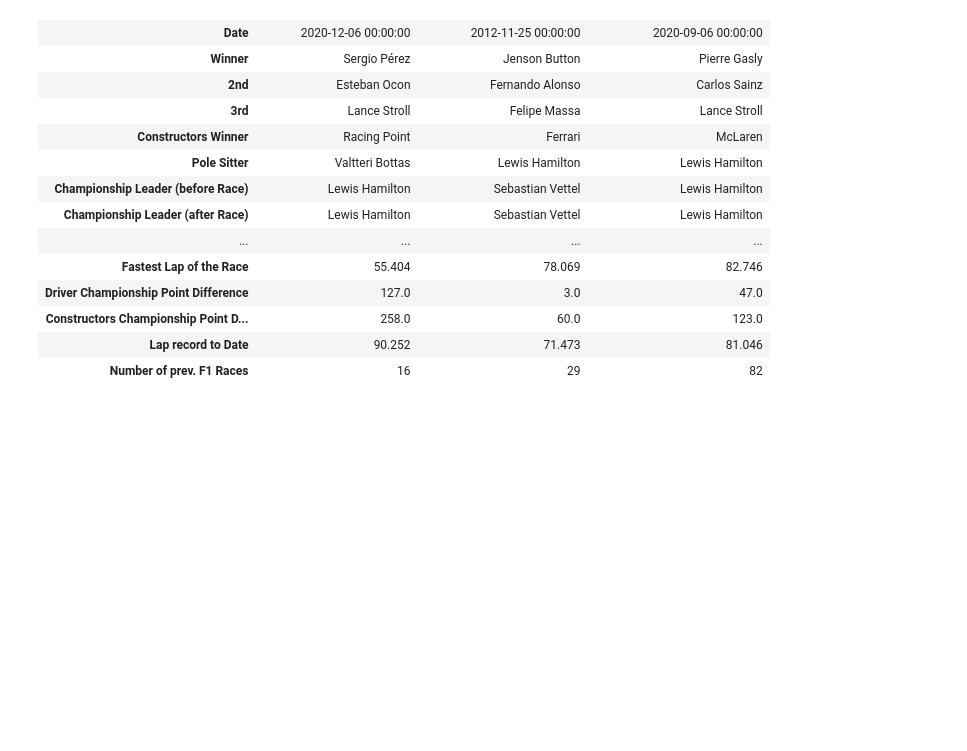
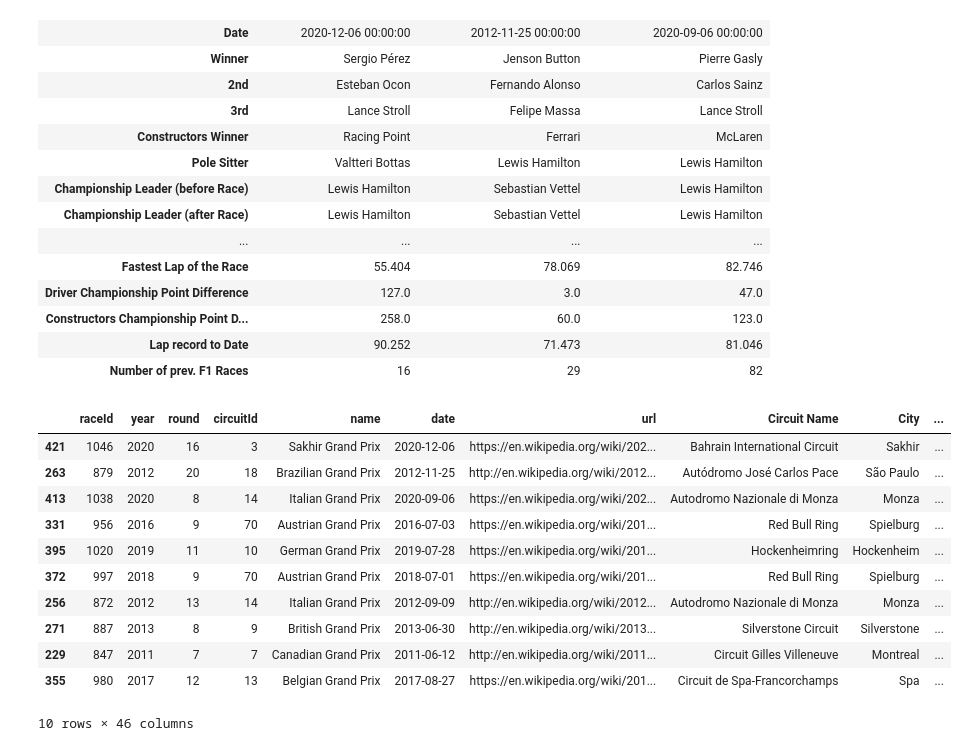
Before and after one commit to data301-2021-winter1/group16-project, a Jupyter notebook: notebooks/analysis2.ipynb, the cells around one changed output. Saved outputs shown, nothing was run; the diff lists cells and outputs as text; code cells hidden in the pictures; blank space fills up the shorter version.

```diff
--- a/notebooks/analysis2.ipynb
+++ b/notebooks/analysis2.ipynb
@@ -830,0 +839,15 @@ Comprehension of the 3 most Interesting Races
+# %%
+df_races.head(10)
+# %% [output]
+|  | raceId | year | round | circuitId | name | date | url | Circuit Name | City | ... |
+| 421 | 1046 | 2020 | 16 | 3 | Sakhir Grand Prix | 2020-12-06 | https://en.wikipedia.org/wiki/202... | Bahrain International Circuit | Sakhir | ... |
+| 263 | 879 | 2012 | 20 | 18 | Brazilian Grand Prix | 2012-11-25 | http://en.wikipedia.org/wiki/2012... | Autódromo José Carlos Pace | São Paulo | ... |
+| 413 | 1038 | 2020 | 8 | 14 | Italian Grand Prix | 2020-09-06 | https://en.wikipedia.org/wiki/202... | Autodromo Nazionale di Monza | Monza | ... |
+| 331 | 956 | 2016 | 9 | 70 | Austrian Grand Prix | 2016-07-03 | https://en.wikipedia.org/wiki/201... | Red Bull Ring | Spielburg | ... |
+| 395 | 1020 | 2019 | 11 | 10 | German Grand Prix | 2019-07-28 | https://en.wikipedia.org/wiki/201... | Hockenheimring | Hockenheim | ... |
+| 372 | 997 | 2018 | 9 | 70 | Austrian Grand Prix | 2018-07-01 | https://en.wikipedia.org/wiki/201... | Red Bull Ring | Spielburg | ... |
+| 256 | 872 | 2012 | 13 | 14 | Italian Grand Prix | 2012-09-09 | http://en.wikipedia.org/wiki/2012... | Autodromo Nazionale di Monza | Monza | ... |
+| 271 | 887 | 2013 | 8 | 9 | British Grand Prix | 2013-06-30 | http://en.wikipedia.org/wiki/2013... | Silverstone Circuit | Silverstone | ... |
+| 229 | 847 | 2011 | 7 | 7 | Canadian Grand Prix | 2011-06-12 | http://en.wikipedia.org/wiki/2011... | Circuit Gilles Villeneuve | Montreal | ... |
+| 355 | 980 | 2017 | 12 | 13 | Belgian Grand Prix | 2017-08-27 | https://en.wikipedia.org/wiki/201... | Circuit de Spa-Francorchamps | Spa | ... |
+10 rows × 46 columns
```
Also changed, not shown: parts of 4 cells of this notebook, 5 other files.
